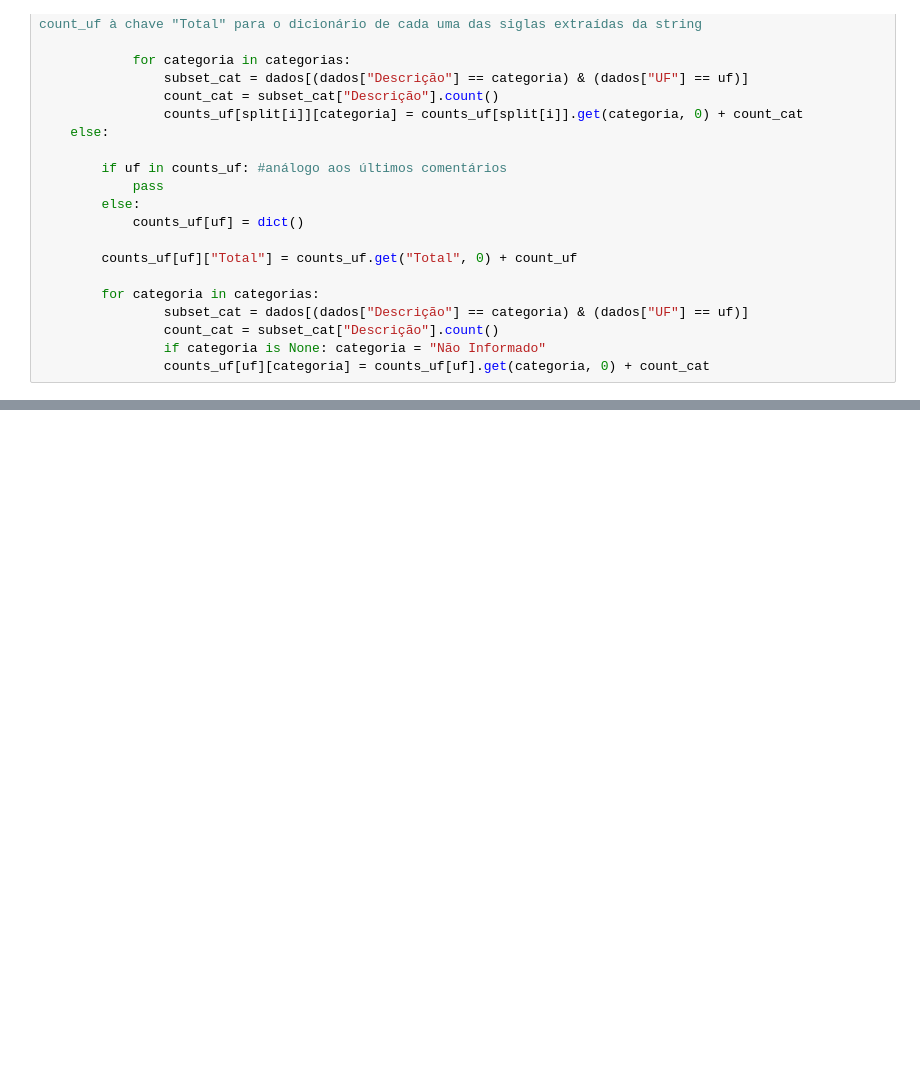
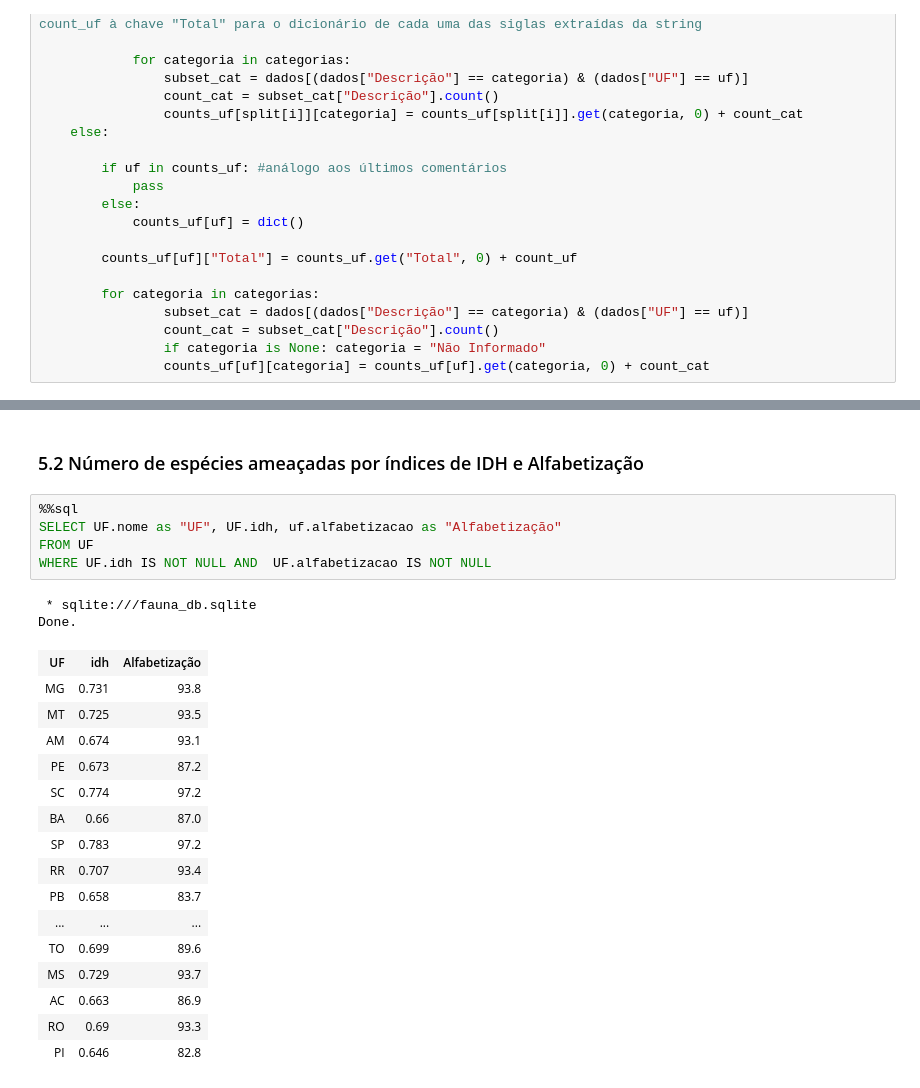
Before and after one commit to fesmazz/Projetos, a Jupyter notebook: Fauna/fauna.ipynb, the cells around one changed output, grey strips where cells are left out. Drawn from its saved outputs; the diff is of its cells as text; blank space fills up the shorter version.

```diff
--- a/Fauna/fauna.ipynb
+++ b/Fauna/fauna.ipynb
@@ -705,0 +712,27 @@ display(totais_uf)
+# %% [markdown]
+<a name="e4.2"></a>
+### 5.2 Número de espécies ameaçadas por índices de IDH e Alfabetização
+# %%
+%%sql
+SELECT UF.nome as "UF", UF.idh, uf.alfabetizacao as "Alfabetização"
+FROM UF
+WHERE UF.idh IS NOT NULL AND  UF.alfabetizacao IS NOT NULL
+# %% [output]
+ * sqlite:///fauna_db.sqlite
+Done.
+| UF | idh | Alfabetização |
+| MG | 0.731 | 93.8 |
+| MT | 0.725 | 93.5 |
+| AM | 0.674 | 93.1 |
+| PE | 0.673 | 87.2 |
+| SC | 0.774 | 97.2 |
+| BA | 0.66 | 87.0 |
+| SP | 0.783 | 97.2 |
+| RR | 0.707 | 93.4 |
+| PB | 0.658 | 83.7 |
+| ... | ... | ... |
+| TO | 0.699 | 89.6 |
+| MS | 0.729 | 93.7 |
+| AC | 0.663 | 86.9 |
+| RO | 0.69 | 93.3 |
+| PI | 0.646 | 82.8 |
```
Also changed, not shown: parts of 10 cells of this notebook.
